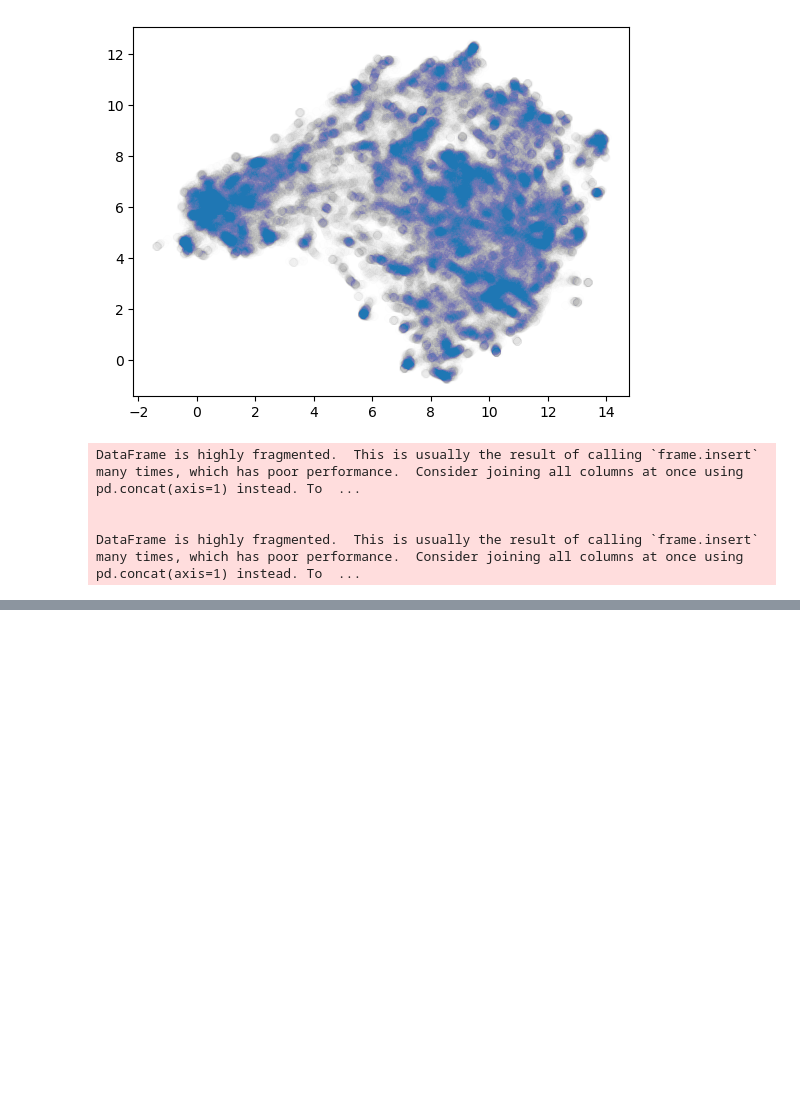
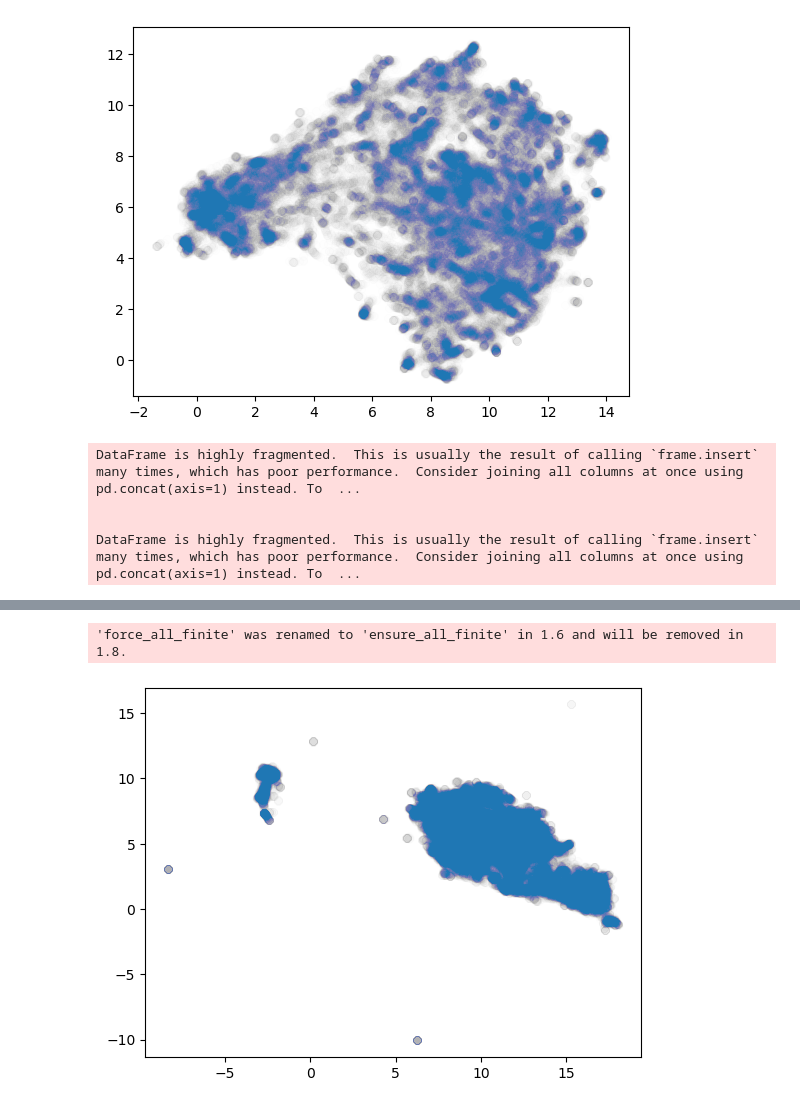
Before and after one commit to svalbuenaa/sci-abstract-graphs, a Jupyter notebook: proofOfConceptEmbeddings.ipynb, the cells around one changed output, grey strips where cells are left out. Saved outputs shown, nothing was run; the diff lists cells and outputs as text; code cells hidden in the pictures; blank space fills up the shorter version.

```diff
--- a/proofOfConceptEmbeddings.ipynb
+++ b/proofOfConceptEmbeddings.ipynb
@@ -360,0 +365,8 @@ fig.show()
+# %%
+colnames_bge_m3 = []
+for el in range(1024):
+    colnames_bge_m3.append("Embedding_"+str(el))
+# %%
+df_bge_m3["AbstractEmbedding_list_0"] = df_bge_m3["AbstractEmbedding_list"].apply(lambda x : x[0])
+# %%
+df_bge_m3[colnames_bge_m3] = df_bge_m3["AbstractEmbedding_list_0"].to_list()
@@ -360,0 +391,9 @@ fig.show()
+# %%
+mapper_bge_m3 = umap.UMAP().fit_transform(df_bge_m3[colnames_bge_m3])
+# %% [output]
+'force_all_finite' was renamed to 'ensure_all_finite' in 1.6 and will be removed in 1.8.
+# %%
+plt.scatter(x = mapper_bge_m3[:, 0], y = mapper_bge_m3[:, 1], alpha = 0.002)
+plt.show()
+# %% [output]
+[figure, added]
```
Also changed, not shown: parts of 6 cells of this notebook.
